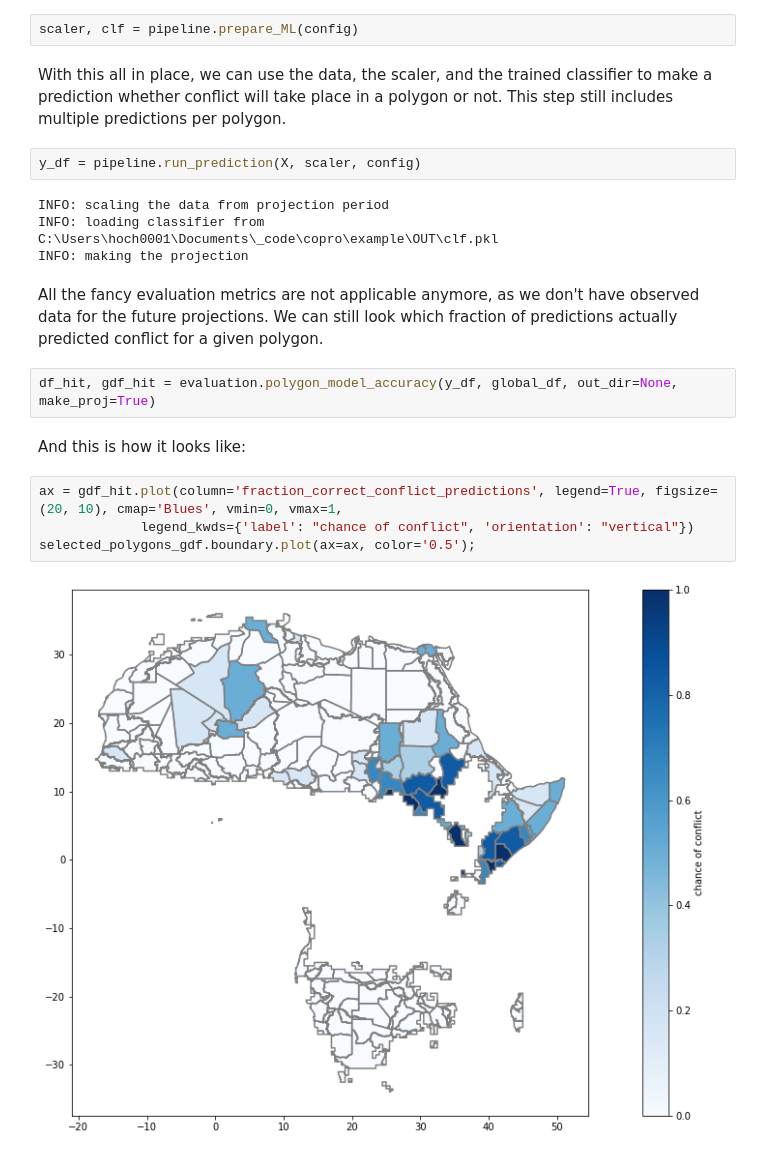
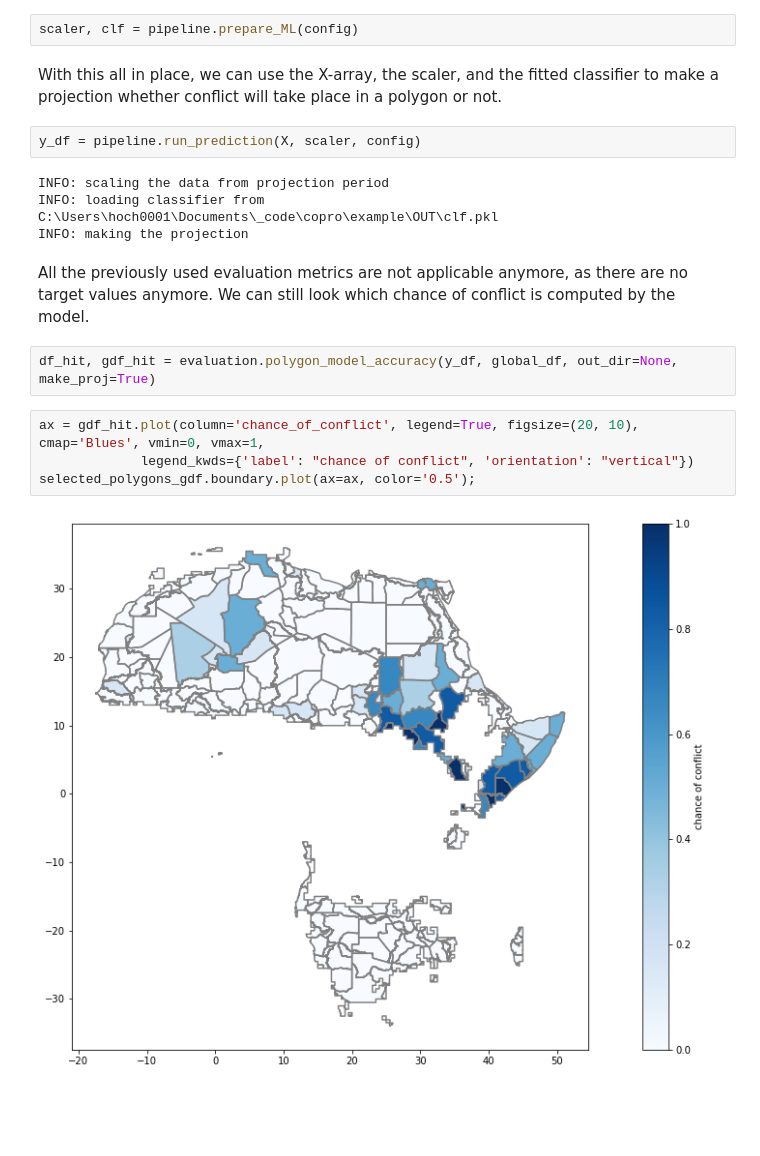
Before and after one commit to JannisHoch/copro, a Jupyter notebook: example/nb04_make_a_projection.ipynb, the cells around one changed output. Saved outputs shown, nothing was run; the diff lists cells and outputs as text; blank space fills up the shorter version.

```diff
--- a/example/nb04_make_a_projection.ipynb
+++ b/example/nb04_make_a_projection.ipynb
@@ -92,7 +92,7 @@ Before we can make a projection, we need to first get the scaler for the variabl
 # %%
 scaler, clf = pipeline.prepare_ML(config)
 # %% [markdown]
-With this all in place, we can use the data, the scaler, and the trained classifier to make a prediction whether conflict will take place in a polygon or not. This step still includes multiple predictions per polygon.
+With this all in place, we can use the X-array, the scaler, and the fitted classifier to make a projection whether conflict will take place in a polygon or not.
 # %%
 y_df = pipeline.run_prediction(X, scaler, config)
 # %% [output]
@@ -100,15 +100,13 @@ INFO: scaling the data from projection period
 INFO: loading classifier from C:\Users\hoch0001\Documents\_code\copro\example\OUT\clf.pkl
 INFO: making the projection
 # %% [markdown]
-All the fancy evaluation metrics are not applicable anymore, as we don't have observed data for the future projections. We can still look which fraction of predictions actually predicted conflict for a given polygon.
+All the previously used evaluation metrics are not applicable anymore, as there are no target values anymore. We can still look which chance of conflict is computed by the model.
 # %%
 df_hit, gdf_hit = evaluation.polygon_model_accuracy(y_df, global_df, out_dir=None, make_proj=True)
-# %% [markdown]
-And this is how it looks like:
 # %%
-ax = gdf_hit.plot(column='fraction_correct_conflict_predictions', legend=True, figsize=(20, 10), cmap='Blues', vmin=0, vmax=1,
+ax = gdf_hit.plot(column='chance_of_conflict', legend=True, figsize=(20, 10), cmap='Blues', vmin=0, vmax=1,
              legend_kwds={'label': "chance of conflict", 'orientation': "vertical"})
 selected_polygons_gdf.boundary.plot(ax=ax, color='0.5');
 # %% [output]
-[figure, old version]
+[figure, new version]
 # %% [markdown]
```
Also changed, not shown: parts of 20 cells of this notebook, 8 other files.
